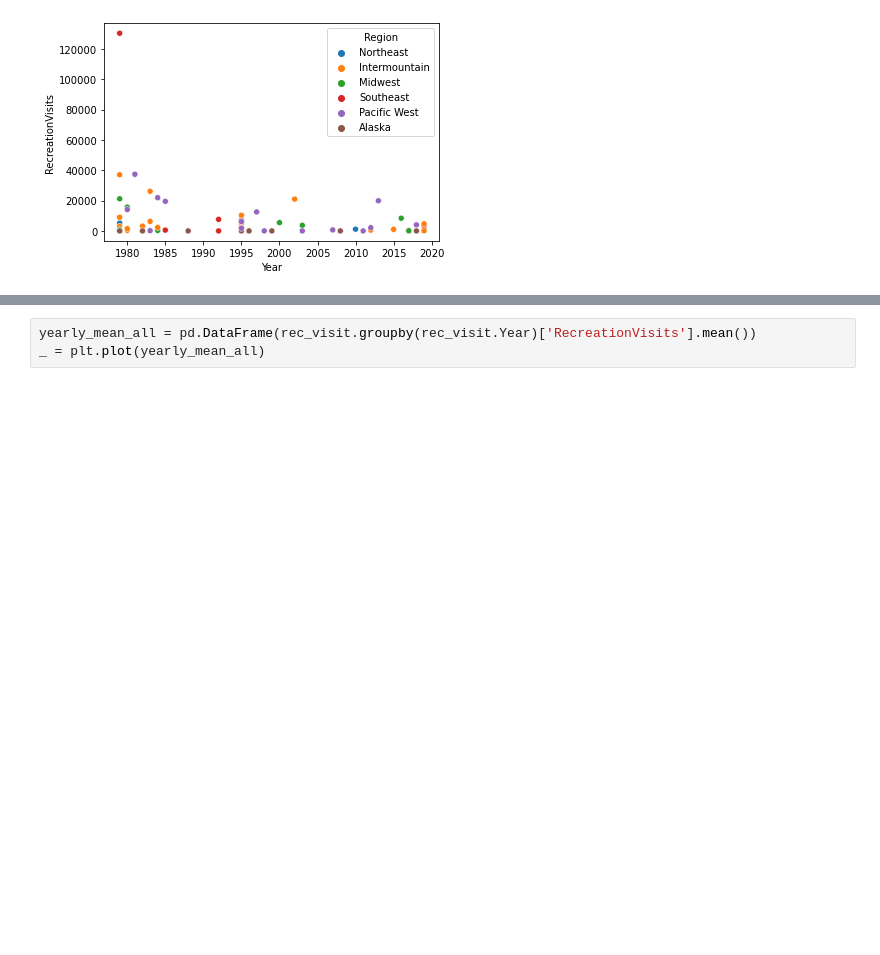
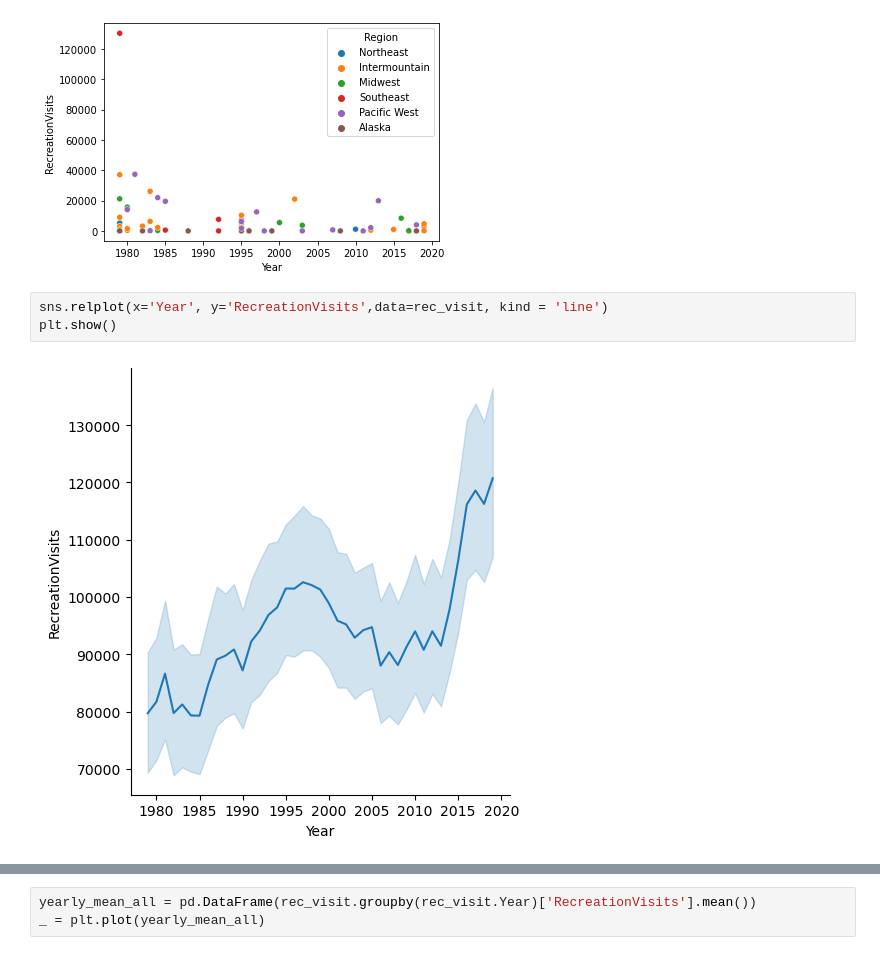
Before and after one commit to vgjaq/National-Park-Capstone-Project, a Jupyter notebook: Exploratory_Data_Analysis.ipynb, the cells around one changed output, grey strips where cells are left out. Saved outputs shown, nothing was run; the diff lists cells and outputs as text; blank space fills up the shorter version.

```diff
--- a/Exploratory_Data_Analysis.ipynb
+++ b/Exploratory_Data_Analysis.ipynb
@@ -95,3 +113,8 @@ min = rec_visit.loc[rec_visit.groupby([rec_visit.ParkName])['RecreationVisits'].
 _ = sns.scatterplot(x= 'Year', y= 'RecreationVisits', hue= 'Region', data = min)
 # %% [output]
 [figure]
+# %%
+sns.relplot(x='Year', y='RecreationVisits',data=rec_visit, kind = 'line')
+plt.show()
+# %% [output]
+[figure, added]
```
Also changed, not shown: parts of 10 cells of this notebook, 6 other files.
